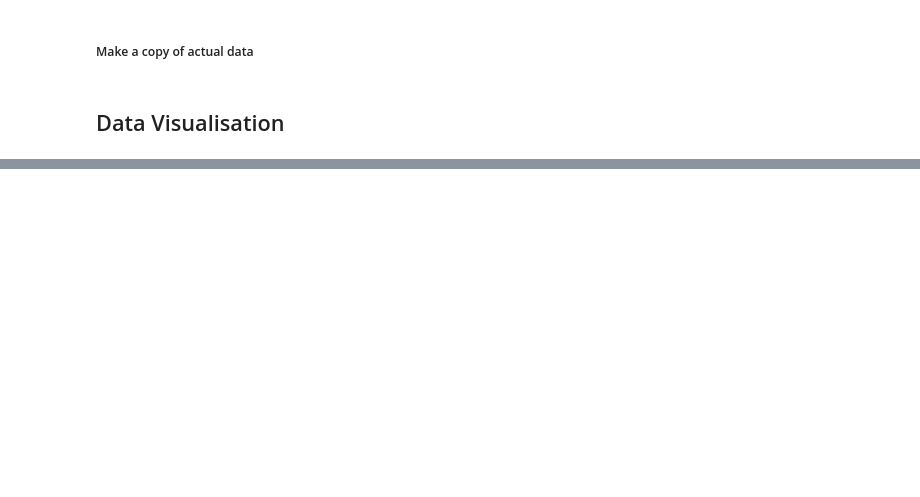
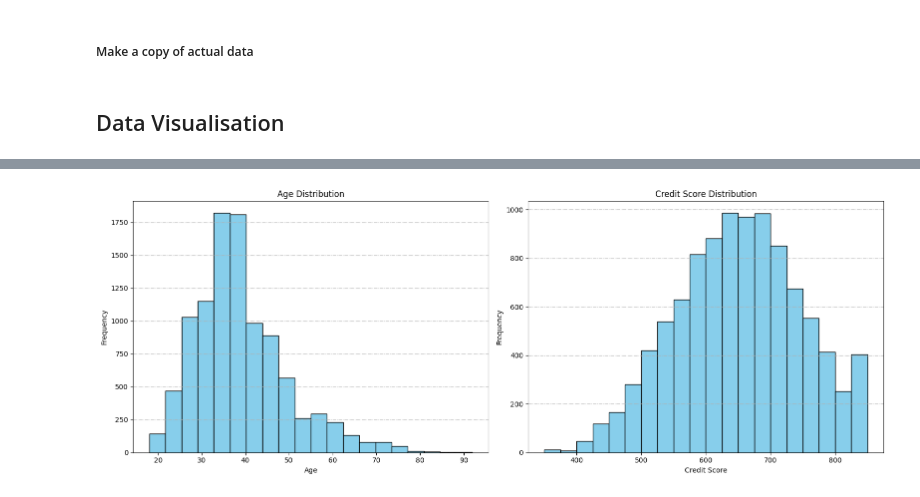
Before and after one commit to Sarnava-Das/Customer-Churn-Prediction, a Jupyter notebook: notebooks/EDA.ipynb, the cells around one changed output, grey strips where cells are left out. Drawn from its saved outputs; the diff is of its cells as text; code cells hidden in the pictures; blank space fills up the shorter version.

```diff
--- a/notebooks/EDA.ipynb
+++ b/notebooks/EDA.ipynb
@@ -124,3 +178,26 @@ plt.show()
+# %%
+
+# Create a figure with 1 row and 2 columns of subplots
+fig, axes = plt.subplots(1, 2, figsize=(16, 6))
+
+
+axes[0].hist(train_set_mod['Age'], bins=20, color='skyblue', edgecolor='black')
+axes[0].set_xlabel("Age")
+axes[0].set_ylabel("Frequency")
+axes[0].set_title("Age Distribution")
+axes[0].grid(axis="y", linestyle="-.")
+
+
+axes[1].hist(train_set_mod['CreditScore'], bins=20, color='skyblue', edgecolor='black')
+axes[1].set_xlabel("Credit Score")
+axes[1].set_ylabel("Frequency")
+axes[1].set_title("Credit Score Distribution")
+axes[1].grid(axis="y", linestyle="-.")
+
+plt.tight_layout()
+plt.show()
+# %% [output]
+[figure, added]
 # %%
 
 genre_text = ' '.join(train_set_mod['GENRE'])
```
Also changed, not shown: parts of 6 cells of this notebook.
